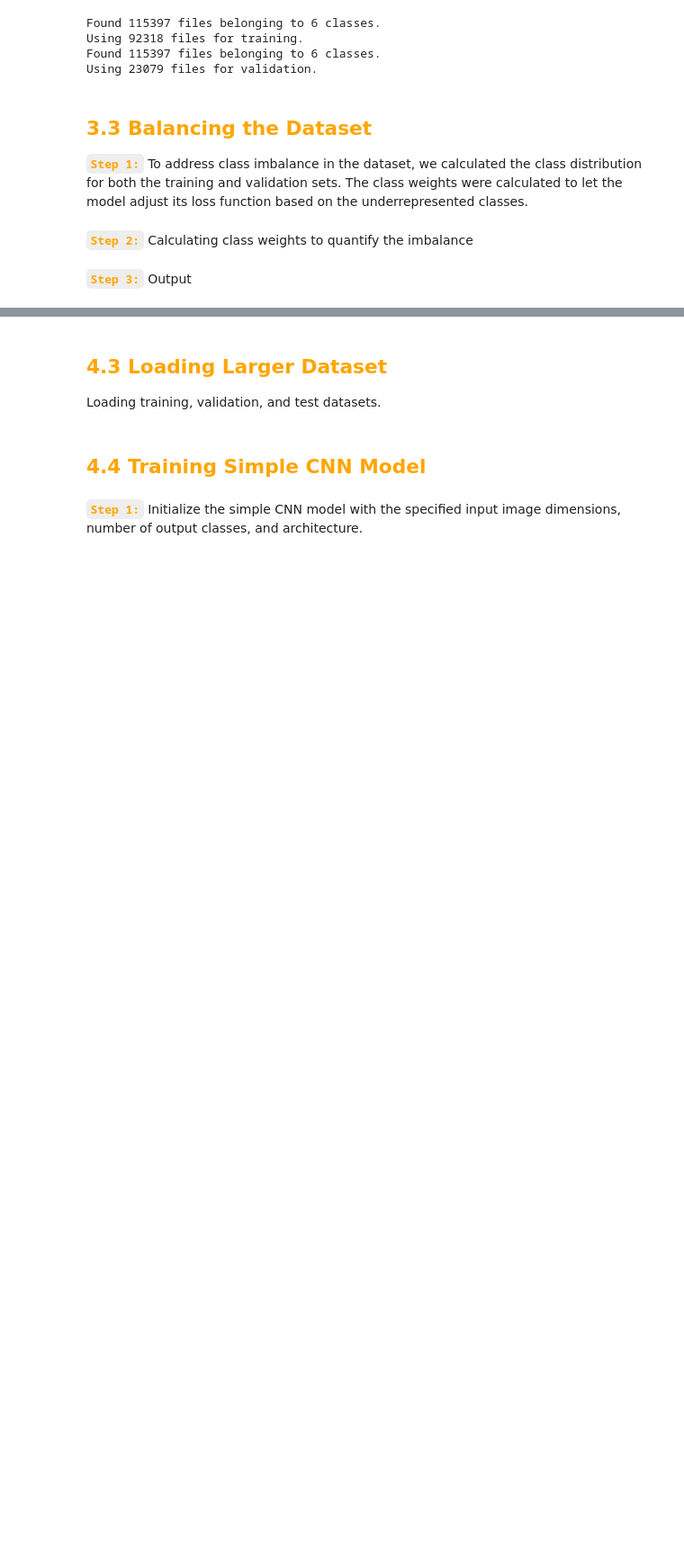
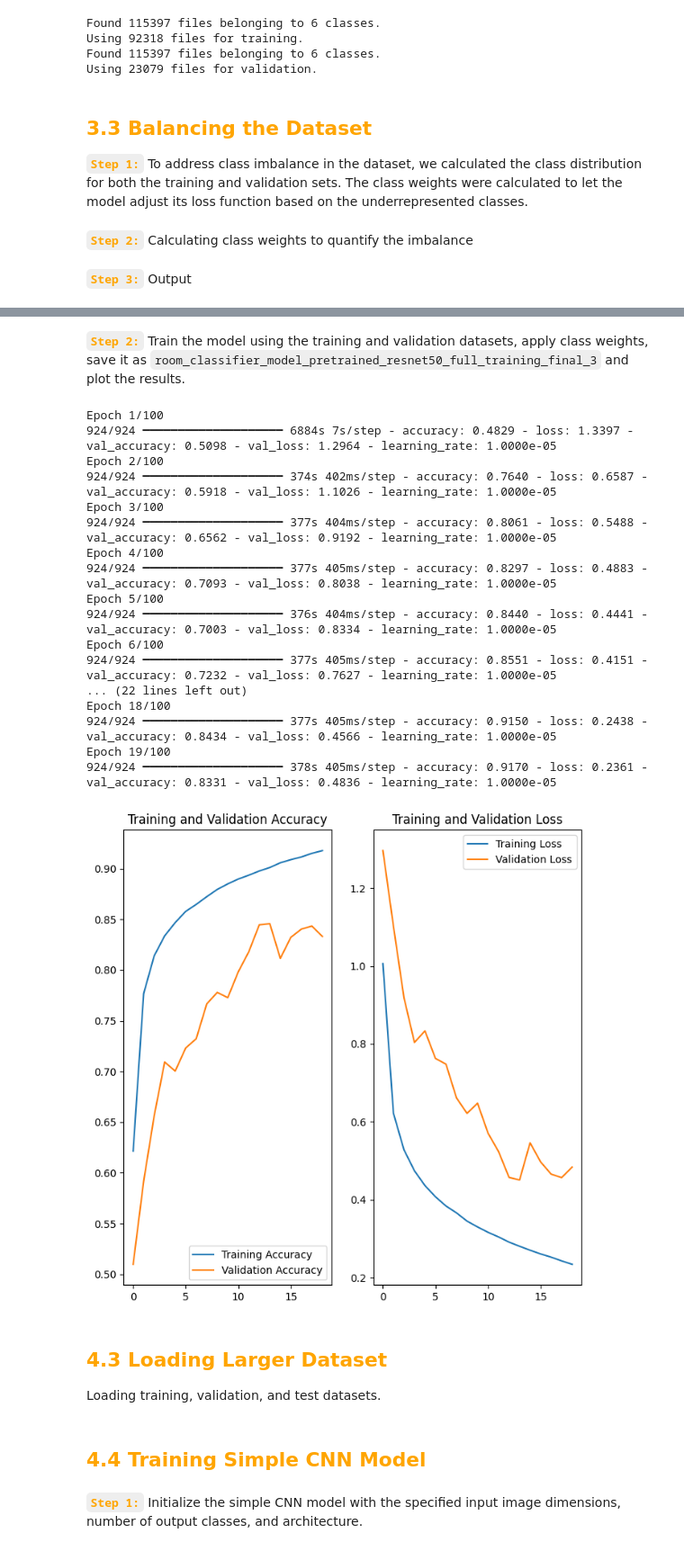
Before and after one commit to raysarosa/house_room_classifier, a Jupyter notebook: notebooks/model_training.ipynb, the cells around one changed output, grey strips where cells are left out. Shown at 90% size. Cells and saved outputs as stored; diff of their text form; code cells hidden in the pictures; blank space fills up the shorter version.

```diff
--- a/notebooks/model_training.ipynb
+++ b/notebooks/model_training.ipynb
@@ -137,0 +142,8 @@ class_weights = {
+# %%
+room_classifier_resnet50_full_training_v3=RoomClassificationModel(
+img_height=IMG_HEIGHT,
+img_width=IMG_WIDTH,
+num_classes=NUM_CLASSES,
+architecture="pretrained_resnet50_full_training_v3"
+)
+room_classifier_resnet50_full_training_v3.build_model()
@@ -138,3 +153,32 @@ class_weights = {
+# %% [markdown]
+<font color='orange'>**`Step 2:`**</font> Train the model using the training and validation datasets, apply class weights, save it as `room_classifier_model_pretrained_resnet50_full_training_final_3` and plot the results.
+# %%
+history=room_classifier_resnet50_full_training_v3.train(
+train_ds,
+val_ds,
+class_weights=class_weights
+)
+room_classifier_resnet50_full_training_v3.model.save("/content/drive/MyDrive/room_classifier_model/room_classifier_prophome_model.keras")
+plot_training_results(history)
+# %% [output]
+Epoch 1/100
+924/924 ━━━━━━━━━━━━━━━━━━━━ 6884s 7s/step - accuracy: 0.4829 - loss: 1.3397 - val_accuracy: 0.5098 - val_loss: 1.2964 - learning_rate: 1.0000e-05
+Epoch 2/100
+924/924 ━━━━━━━━━━━━━━━━━━━━ 374s 402ms/step - accuracy: 0.7640 - loss: 0.6587 - val_accuracy: 0.5918 - val_loss: 1.1026 - learning_rate: 1.0000e-05
+Epoch 3/100
+924/924 ━━━━━━━━━━━━━━━━━━━━ 377s 404ms/step - accuracy: 0.8061 - loss: 0.5488 - val_accuracy: 0.6562 - val_loss: 0.9192 - learning_rate: 1.0000e-05
+Epoch 4/100
+924/924 ━━━━━━━━━━━━━━━━━━━━ 377s 405ms/step - accuracy: 0.8297 - loss: 0.4883 - val_accuracy: 0.7093 - val_loss: 0.8038 - learning_rate: 1.0000e-05
+Epoch 5/100
+924/924 ━━━━━━━━━━━━━━━━━━━━ 376s 404ms/step - accuracy: 0.8440 - loss: 0.4441 - val_accuracy: 0.7003 - val_loss: 0.8334 - learning_rate: 1.0000e-05
+Epoch 6/100
+924/924 ━━━━━━━━━━━━━━━━━━━━ 377s 405ms/step - accuracy: 0.8551 - loss: 0.4151 - val_accuracy: 0.7232 - val_loss: 0.7627 - learning_rate: 1.0000e-05
+... (22 lines left out)
+Epoch 18/100
+924/924 ━━━━━━━━━━━━━━━━━━━━ 377s 405ms/step - accuracy: 0.9150 - loss: 0.2438 - val_accuracy: 0.8434 - val_loss: 0.4566 - learning_rate: 1.0000e-05
+Epoch 19/100
+924/924 ━━━━━━━━━━━━━━━━━━━━ 378s 405ms/step - accuracy: 0.9170 - loss: 0.2361 - val_accuracy: 0.8331 - val_loss: 0.4836 - learning_rate: 1.0000e-05
+[figure, added]
 # %% [markdown]
 ## <font color='orange'> **4.3 Loading Larger Dataset**</font>
 
```
Also changed, not shown: parts of 4 cells of this notebook.
